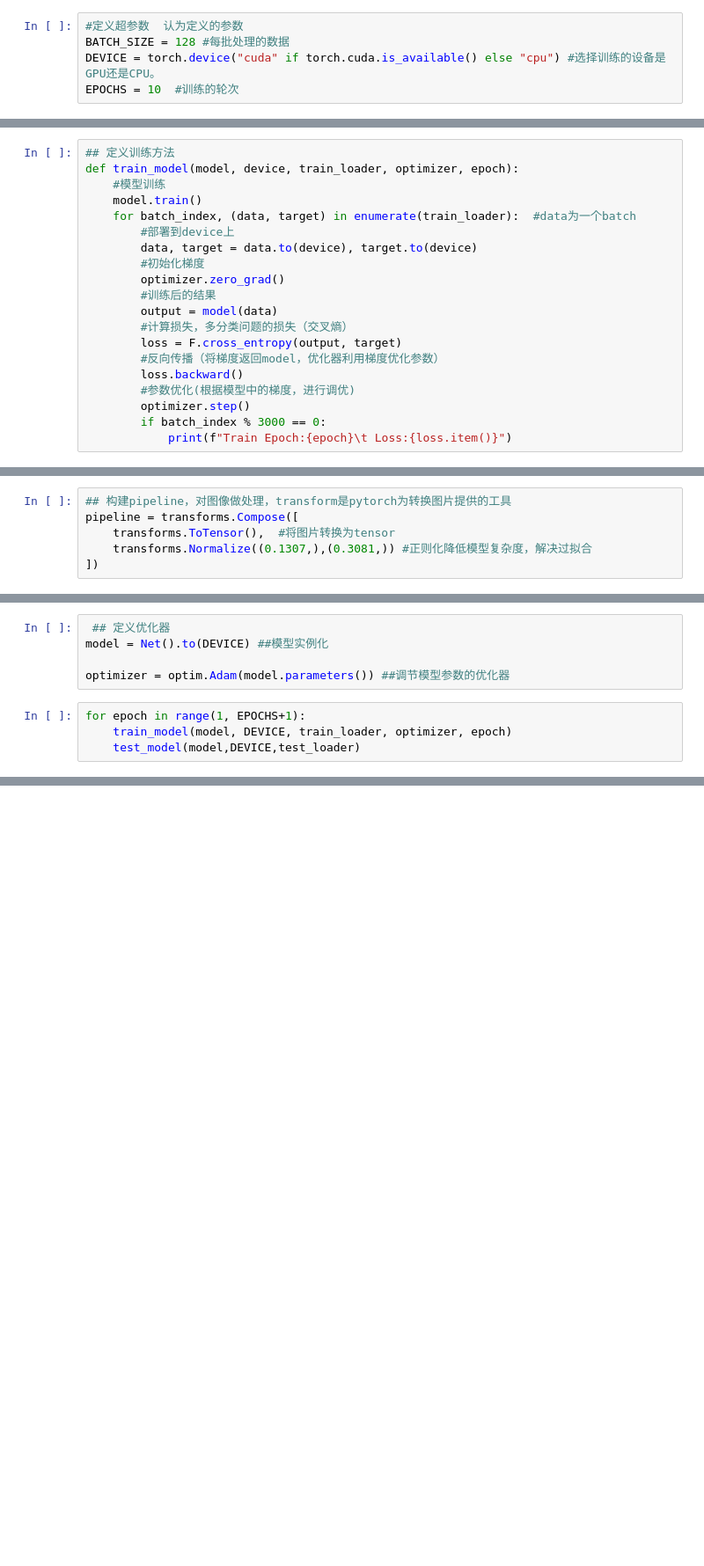
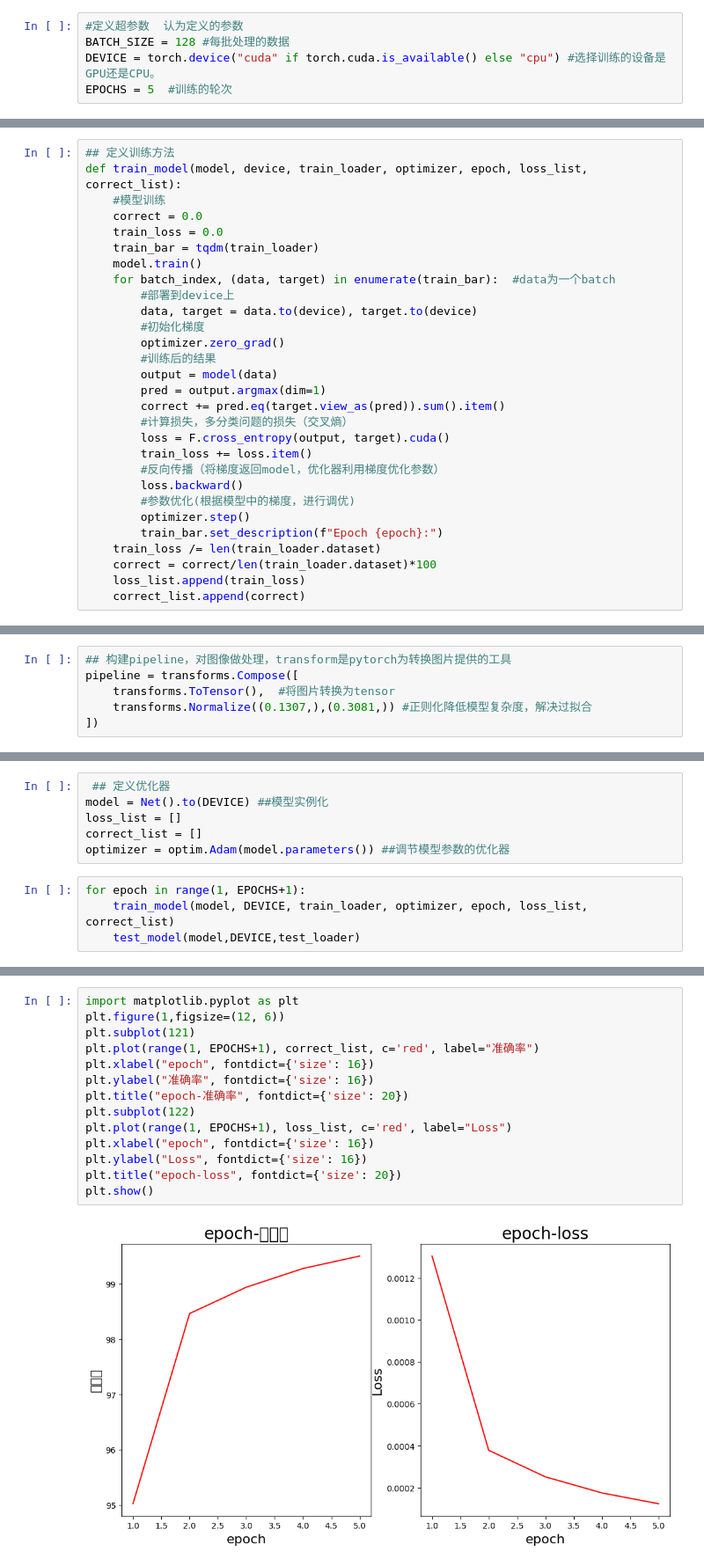
Before and after one commit to Xu-backup/Pytorch_Learn, a Jupyter notebook: MNIST/deal_MNIST.ipynb, the cells around one changed output, grey strips where cells are left out. Shown at 88% size. Saved outputs shown, nothing was run; the diff lists cells and outputs as text; blank space fills up the shorter version.

```diff
--- a/MNIST/deal_MNIST.ipynb
+++ b/MNIST/deal_MNIST.ipynb
@@ -9,7 +10,7 @@ from torchvision import datasets, transforms  #torchvison.datasets提供很多
 #定义超参数  认为定义的参数
 BATCH_SIZE = 128 #每批处理的数据
 DEVICE = torch.device("cuda" if torch.cuda.is_available() else "cpu") #选择训练的设备是GPU还是CPU。
-EPOCHS = 10  #训练的轮次
+EPOCHS = 5  #训练的轮次
 # %%
 ## 构建网络模型
 class Net(nn.Module):
@@ -48,24 +49,33 @@ class Net(nn.Module):
         return output
 # %%
 ## 定义训练方法
-def train_model(model, device, train_loader, optimizer, epoch):
+def train_model(model, device, train_loader, optimizer, epoch, loss_list, correct_list):
     #模型训练
+    correct = 0.0
+    train_loss = 0.0
+    train_bar = tqdm(train_loader)
     model.train()
-    for batch_index, (data, target) in enumerate(train_loader):  #data为一个batch
+    for batch_index, (data, target) in enumerate(train_bar):  #data为一个batch
         #部署到device上
         data, target = data.to(device), target.to(device)
         #初始化梯度
         optimizer.zero_grad()
         #训练后的结果
         output = model(data)
+        pred = output.argmax(dim=1)
+        correct += pred.eq(target.view_as(pred)).sum().item()
         #计算损失，多分类问题的损失（交叉熵）
-        loss = F.cross_entropy(output, target)
+        loss = F.cross_entropy(output, target).cuda()
+        train_loss += loss.item()
         #反向传播（将梯度返回model，优化器利用梯度优化参数）
         loss.backward()
         #参数优化(根据模型中的梯度，进行调优)
         optimizer.step()
-        if batch_index % 3000 == 0:
-            print(f"Train Epoch:{epoch}\t Loss:{loss.item()}")
+        train_bar.set_description(f"Epoch {epoch}:")
+    train_loss /= len(train_loader.dataset)
+    correct = correct/len(train_loader.dataset)*100
+    loss_list.append(train_loss)
+    correct_list.append(correct)
 # %%
 ## 定义测试方法
 def test_model(model, device, test_loader):
@@ -138,10 +172,11 @@ cv2.imwrite("digit.jpg", image1_np)'''
 # %%
  ## 定义优化器
 model = Net().to(DEVICE) ##模型实例化
-
+loss_list = []
+correct_list = []
 optimizer = optim.Adam(model.parameters()) ##调节模型参数的优化器
 # %%
 for epoch in range(1, EPOCHS+1):
-    train_model(model, DEVICE, train_loader, optimizer, epoch)
+    train_model(model, DEVICE, train_loader, optimizer, epoch, loss_list, correct_list)
     test_model(model,DEVICE,test_loader)
 # %% [output]
@@ -167,0 +188,16 @@ Test Average Loss:0.0003, Accuracy:98.900
+# %%
+import matplotlib.pyplot as plt
+plt.figure(1,figsize=(12, 6))
+plt.subplot(121)
+plt.plot(range(1, EPOCHS+1), correct_list, c='red', label="准确率")
+plt.xlabel("epoch", fontdict={'size': 16})
+plt.ylabel("准确率", fontdict={'size': 16})
+plt.title("epoch-准确率", fontdict={'size': 20})
+plt.subplot(122)
+plt.plot(range(1, EPOCHS+1), loss_list, c='red', label="Loss")
+plt.xlabel("epoch", fontdict={'size': 16})
+plt.ylabel("Loss", fontdict={'size': 16})
+plt.title("epoch-loss", fontdict={'size': 20})
+plt.show()
+# %% [output]
+[figure, added]
```
Also changed, not shown: parts of 5 cells of this notebook, 20 other files.
